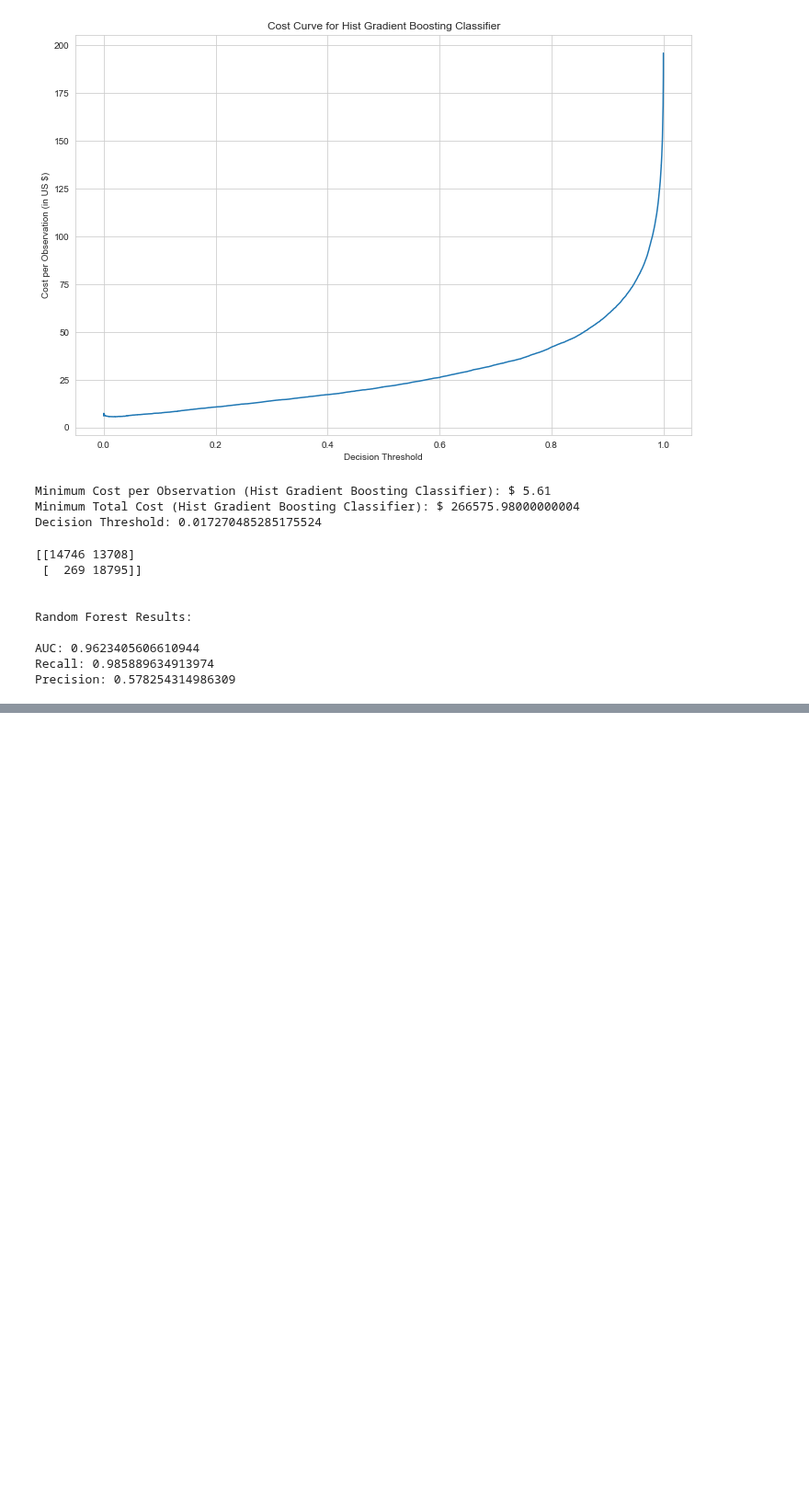
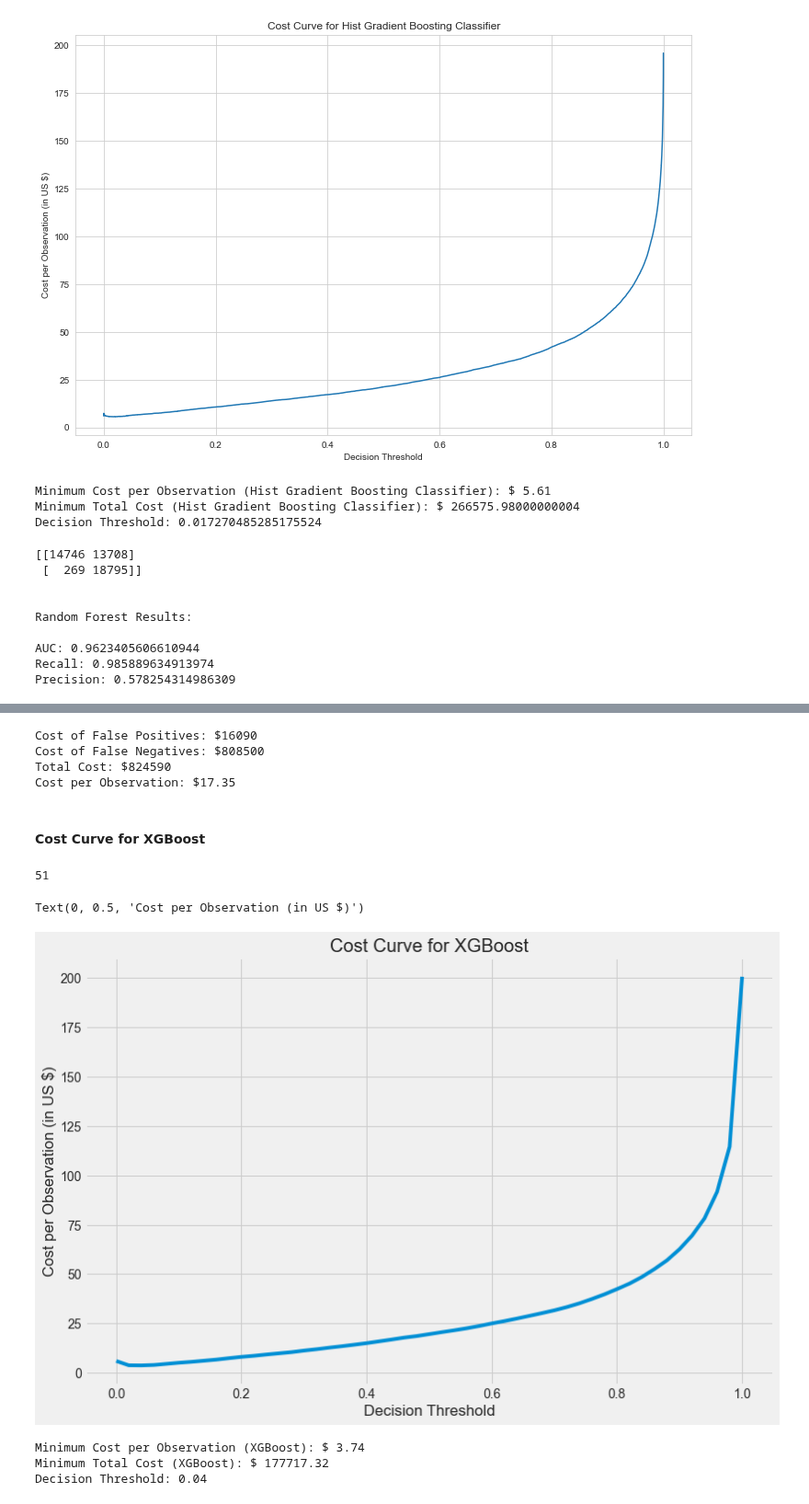
Before and after one commit to andrewmejia600/DS7333, a Jupyter notebook: CASE_STUDY_FINAL/case_study_14_code_sm.ipynb, the cells around one changed output, grey strips where cells are left out. Shown at 92% size. Drawn from its saved outputs; the diff is of its cells as text; code cells hidden in the pictures; blank space fills up the shorter version.

Commit message:
added Brian's XGBoost and full render

```diff
--- a/CASE_STUDY_FINAL/case_study_14_code_sm.ipynb
+++ b/CASE_STUDY_FINAL/case_study_14_code_sm.ipynb
@@ -906,0 +1091,3 @@ Precision: 0.578254314986309
+# %%
+df_thresh = getThreshold(Y_test,xgb_c.predict_proba(X_test),pos_label=1)
+df_thresh
@@ -906,0 +1188,51 @@ Precision: 0.578254314986309
+# %%
+fp_cost = fp*10
+fn_cost = fn*500
+print("Cost of False Positives: ${}".format(fp_cost))
+print("Cost of False Negatives: ${}".format(fn_cost))
+print("Total Cost: ${}".format(fp_cost+fn_cost))
+print("Cost per Observation: ${}".format(round((fp_cost+fn_cost)/len(X_test),2)))
+# %% [output]
+Cost of False Positives: $16090
+Cost of False Negatives: $808500
+Total Cost: $824590
+Cost per Observation: $17.35
+# %% [markdown]
+#### Cost Curve for XGBoost
+# %%
+thresh_xgb = df_thresh["Threshold"]
+len(thresh_xgb)
+# %% [output]
+51
+# %%
+def adj_score(y_scores, thresh):
+    return [1 if y >= thresh else 0 for y in y_scores]
+
+# get threshold array
+p, r, thresholds = precision_recall_curve(data_m_test_target, y_score_rf)
+
+#Loop through thresholds and calculate cost
+cost_list = []
+
+for i in thresh_xgb:
+    preds_adj_xgb = adj_score(Y_score, i)
+    cm = confusion_matrix(Y_test, preds_adj_xgb)
+    cost = ((500*cm[1,0])+(10*cm[0,1]))/len(data_m_test)
+    cost_list.append(cost)
+# %%
+fig, ax = plt.subplots(figsize=(12,8))
+ax = sns.lineplot(x=thresh_xgb, y=cost_list)
+ax.set_title("Cost Curve for XGBoost")
+ax.set_xlabel("Decision Threshold")
+ax.set_ylabel("Cost per Observation (in US $)")
+# %% [output]
+Text(0, 0.5, 'Cost per Observation (in US $)')
+[figure, added]
+# %%
+print("Minimum Cost per Observation (XGBoost): $",round(cost_list[np.argmin(cost_list)],2))
+print("Minimum Total Cost (XGBoost): $",round(cost_list[np.argmin(cost_list)],2)*47518)
+print("Decision Threshold:", thresh_xgb[np.argmin(cost_list)])
+# %% [output]
+Minimum Cost per Observation (XGBoost): $ 3.74
+Minimum Total Cost (XGBoost): $ 177717.32
+Decision Threshold: 0.04
```
Also changed, not shown: parts of 27 cells of this notebook.
